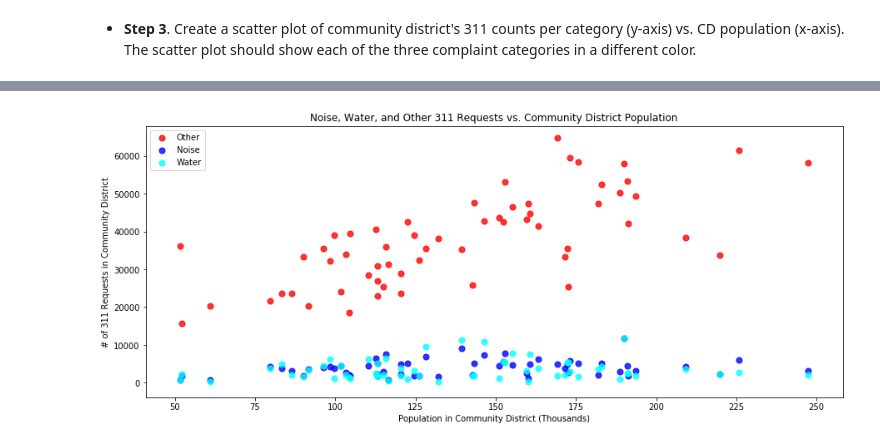
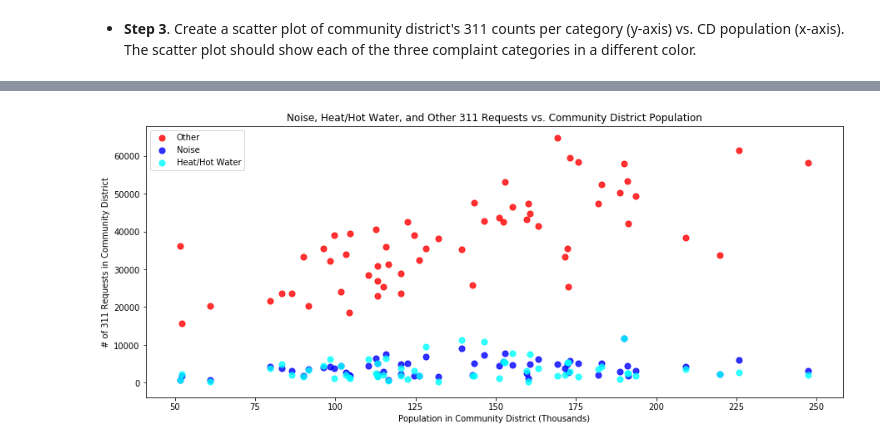
Before and after one commit to bbwolcott/nyu-python-public-policy, a Jupyter notebook: HW4.ipynb, the cells around one changed output, grey strips where cells are left out. Saved outputs shown, nothing was run; the diff lists cells and outputs as text; code cells hidden in the pictures.

```diff
--- a/HW4.ipynb
+++ b/HW4.ipynb
@@ -223,7 +223,7 @@ cd_data.head()
 colors = ["red", "blue", "cyan"]
 
 # define the labels to be used for the data subset group
-groups = ["Other", "Noise", "Water"]
+groups = ["Other", "Noise", "Heat/Hot Water"]
 
 plt.figure(figsize=(15,6))
 
@@ -234,32 +234,32 @@ plt.scatter(
   c=colors[0],
   s=50,
   label=groups[0]
 )
 # each new plot gets rendered on top of the previous one
 plt.scatter(
   cd_data['2010 Population']/1000,
   cd_data['count_of_noise'],
   alpha=0.8,
   c=colors[1],
   s=50,
   label=groups[1]
 )
 plt.scatter(
   cd_data['2010 Population']/1000,
   cd_data['count_of_water'],
   alpha=0.8,
   c=colors[2],
   s=50,
   label=groups[2]
 )
 
-plt.title('Noise, Water, and Other 311 Requests vs. Community District Population')
+plt.title('Noise, Heat/Hot Water, and Other 311 Requests vs. Community District Population')
 plt.xlabel('Population in Community District (Thousands)')
 plt.ylabel('# of 311 Requests in Community District')
 
 # add legend at specified location
 plt.legend(loc=2)
 
 plt.show()
 # %% [output]
-[figure, old version]
+[figure, new version]
```
Also changed, not shown: parts of 1 cell of this notebook.
